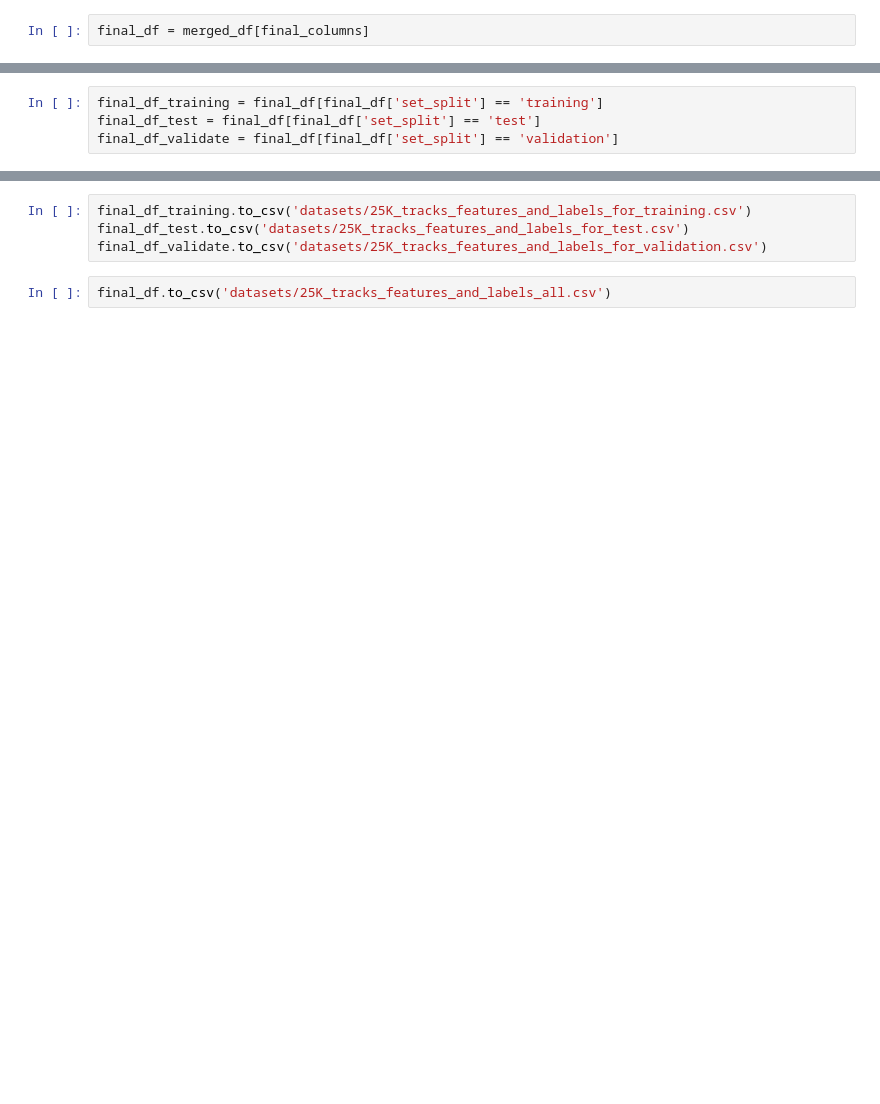
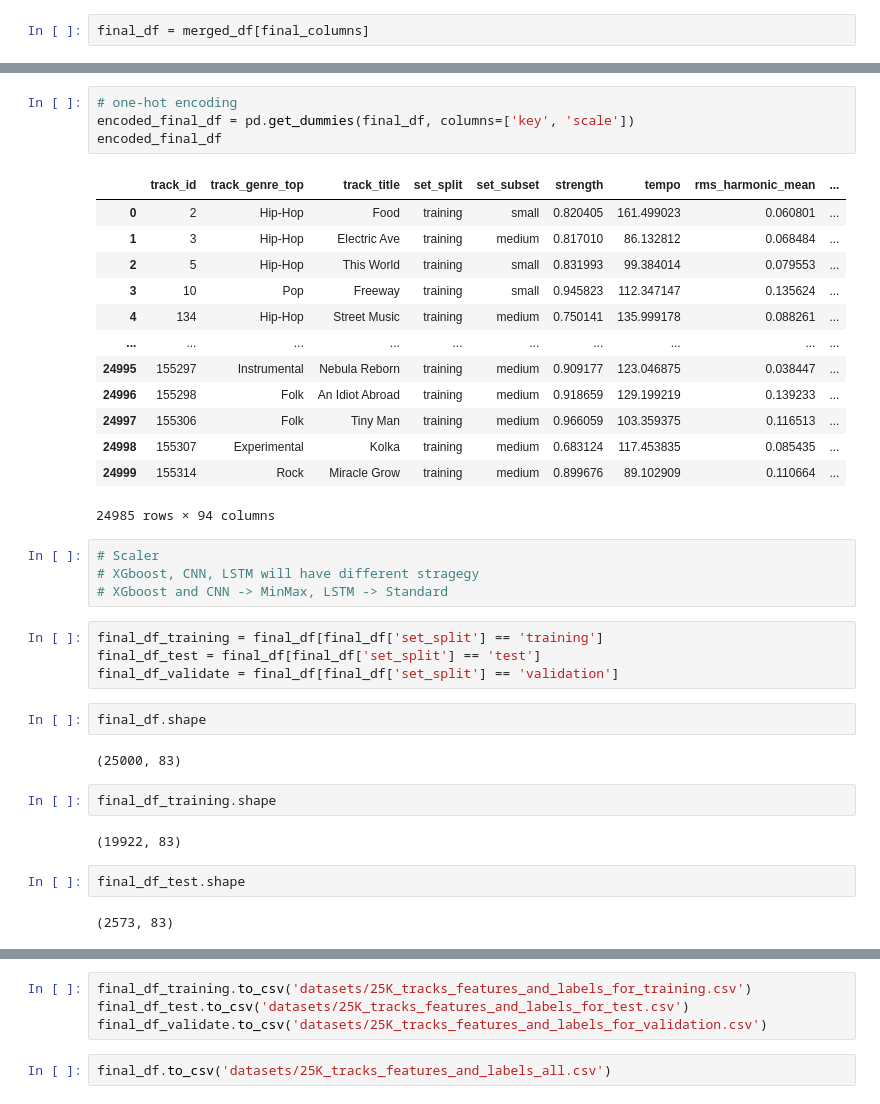
Before and after one commit to Choonghyun-Roy/MADS-699-Capstone-fa23-team12, a Jupyter notebook: preprocessing/create_final_datasets.ipynb, the cells around one changed output, grey strips where cells are left out. Cells and saved outputs as stored; diff of their text form; blank space fills up the shorter version.

```diff
--- a/preprocessing/create_final_datasets.ipynb
+++ b/preprocessing/create_final_datasets.ipynb
@@ -127,4 +137,38 @@ mno.bar(final_df)
+# %%
+# one-hot encoding
+encoded_final_df = pd.get_dummies(final_df, columns=['key', 'scale'])
+encoded_final_df
+# %% [output]
+|  | track_id | track_genre_top | track_title | set_split | set_subset | strength | tempo | rms_harmonic_mean | ... |
+| 0 | 2 | Hip-Hop | Food | training | small | 0.820405 | 161.499023 | 0.060801 | ... |
+| 1 | 3 | Hip-Hop | Electric Ave | training | medium | 0.817010 | 86.132812 | 0.068484 | ... |
+| 2 | 5 | Hip-Hop | This World | training | small | 0.831993 | 99.384014 | 0.079553 | ... |
+| 3 | 10 | Pop | Freeway | training | small | 0.945823 | 112.347147 | 0.135624 | ... |
+| 4 | 134 | Hip-Hop | Street Music | training | medium | 0.750141 | 135.999178 | 0.088261 | ... |
+| ... | ... | ... | ... | ... | ... | ... | ... | ... | ... |
+| 24995 | 155297 | Instrumental | Nebula Reborn | training | medium | 0.909177 | 123.046875 | 0.038447 | ... |
+| 24996 | 155298 | Folk | An Idiot Abroad | training | medium | 0.918659 | 129.199219 | 0.139233 | ... |
+| 24997 | 155306 | Folk | Tiny Man | training | medium | 0.966059 | 103.359375 | 0.116513 | ... |
+| 24998 | 155307 | Experimental | Kolka | training | medium | 0.683124 | 117.453835 | 0.085435 | ... |
+| 24999 | 155314 | Rock | Miracle Grow | training | medium | 0.899676 | 89.102909 | 0.110664 | ... |
+24985 rows × 94 columns
+# %%
+# Scaler
+# XGboost, CNN, LSTM will have different stragegy
+# XGboost and CNN -> MinMax, LSTM -> Standard
 # %%
 final_df_training = final_df[final_df['set_split'] == 'training']
 final_df_test = final_df[final_df['set_split'] == 'test']
 final_df_validate = final_df[final_df['set_split'] == 'validation']
+# %%
+final_df.shape
+# %% [output]
+(25000, 83)
+# %%
+final_df_training.shape
+# %% [output]
+(19922, 83)
+# %%
+final_df_test.shape
+# %% [output]
+(2573, 83)
```
Also changed, not shown: parts of 24 cells of this notebook, 20 other files.
